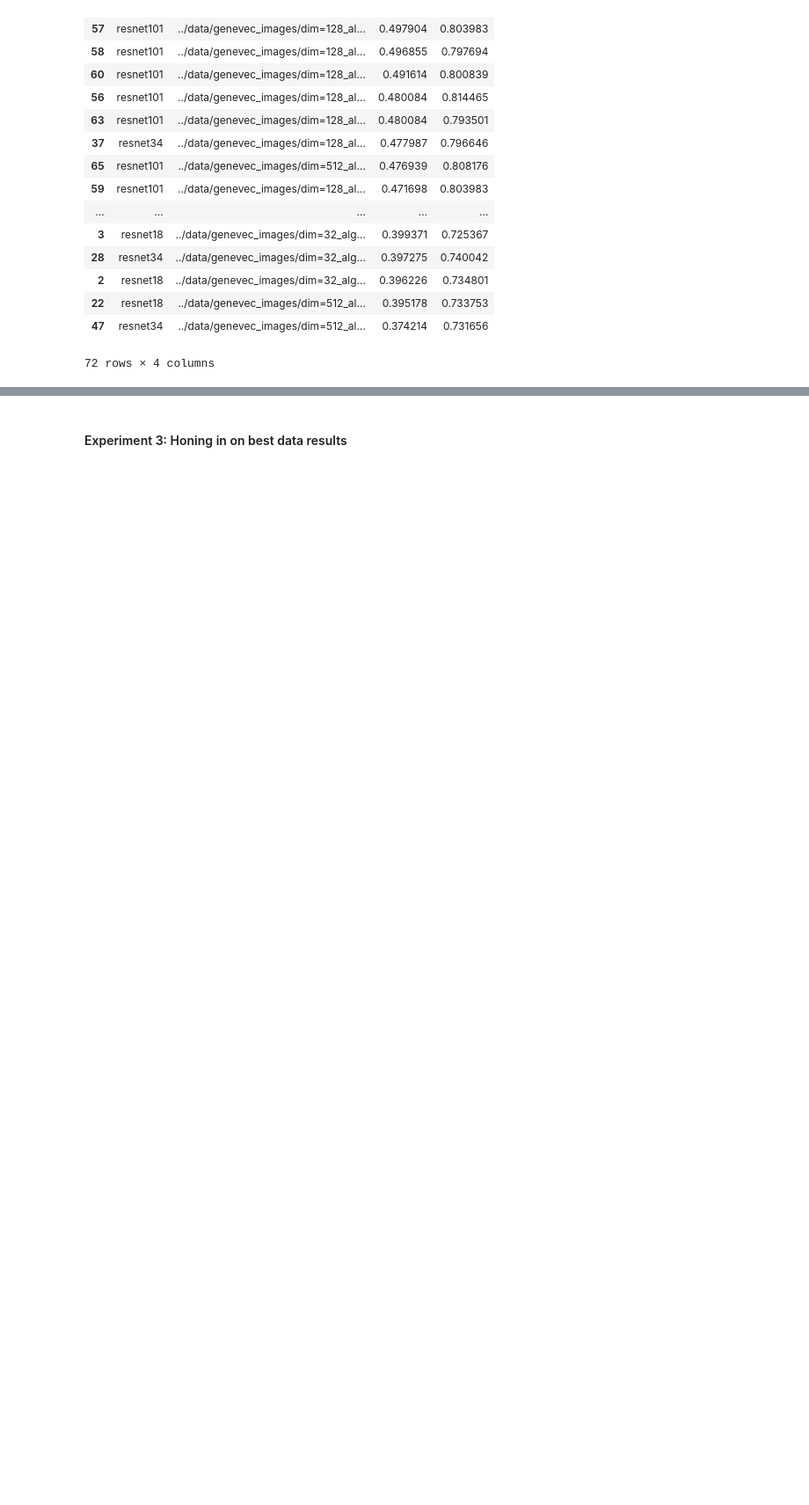
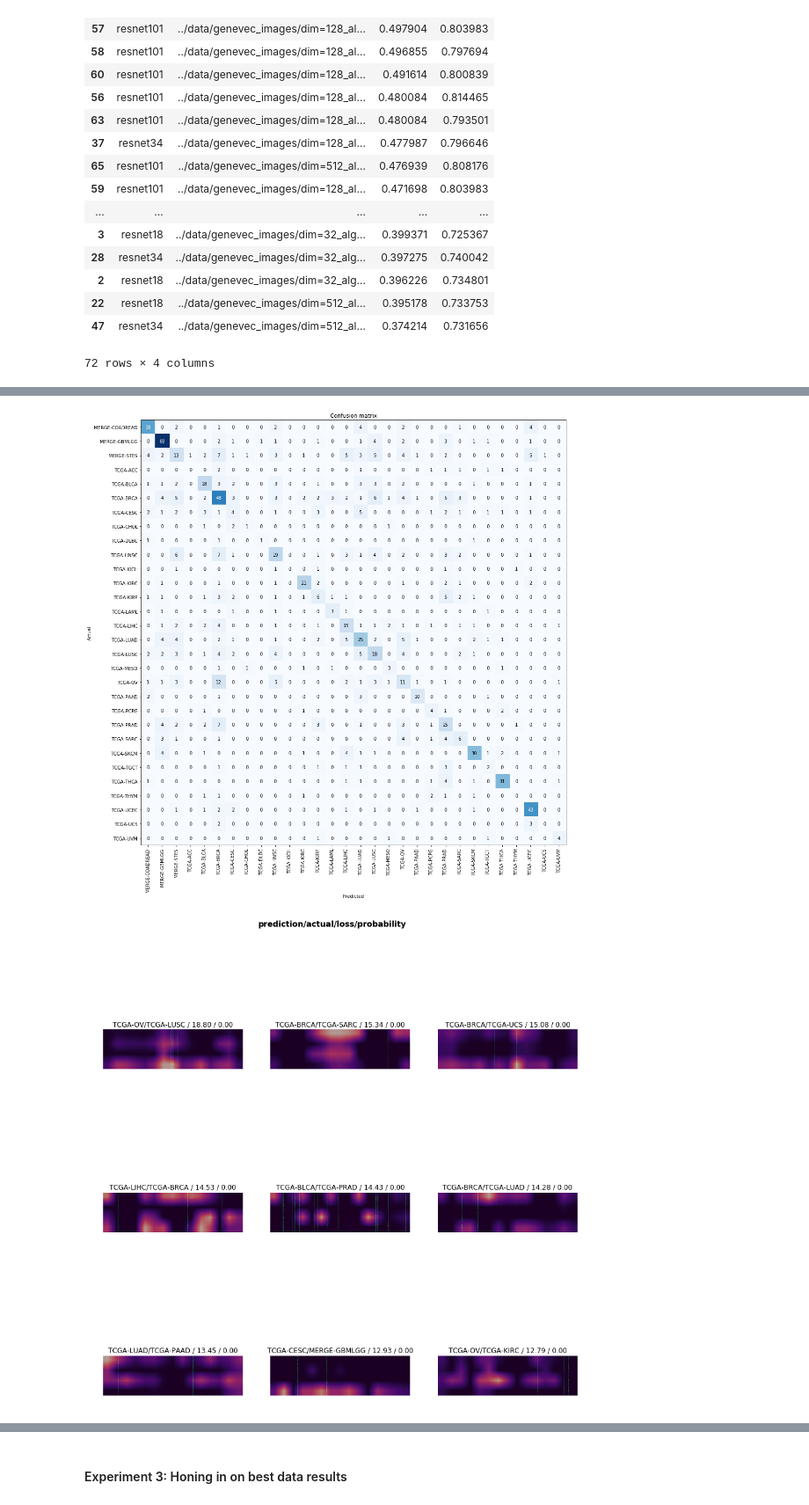
Before and after one commit to athon-millane/thesis, a Jupyter notebook: notebooks/1_distributed_genes/2.3_fastai_run1.ipynb, the cells around one changed output, grey strips where cells are left out. Shown at 88% size. Drawn from its saved outputs; the diff is of its cells as text; code cells hidden in the pictures; blank space fills up the shorter version.

```diff
--- a/notebooks/fastai.ipynb
+++ b/notebooks/1_distributed_genes/2.3_fastai_run1.ipynb
@@ -164,0 +222,7 @@ results_df.sort_values('top1', ascending=False)
+# %%
+interp = ClassificationInterpretation.from_learner(learn)
+interp.plot_confusion_matrix(figsize=(15,15))
+interp.plot_top_losses(9, figsize=(15,15))
+# %% [output]
+[figure, added]
+[figure, added]
```
Also changed, not shown: parts of 5 cells of this notebook, 43 other files.
